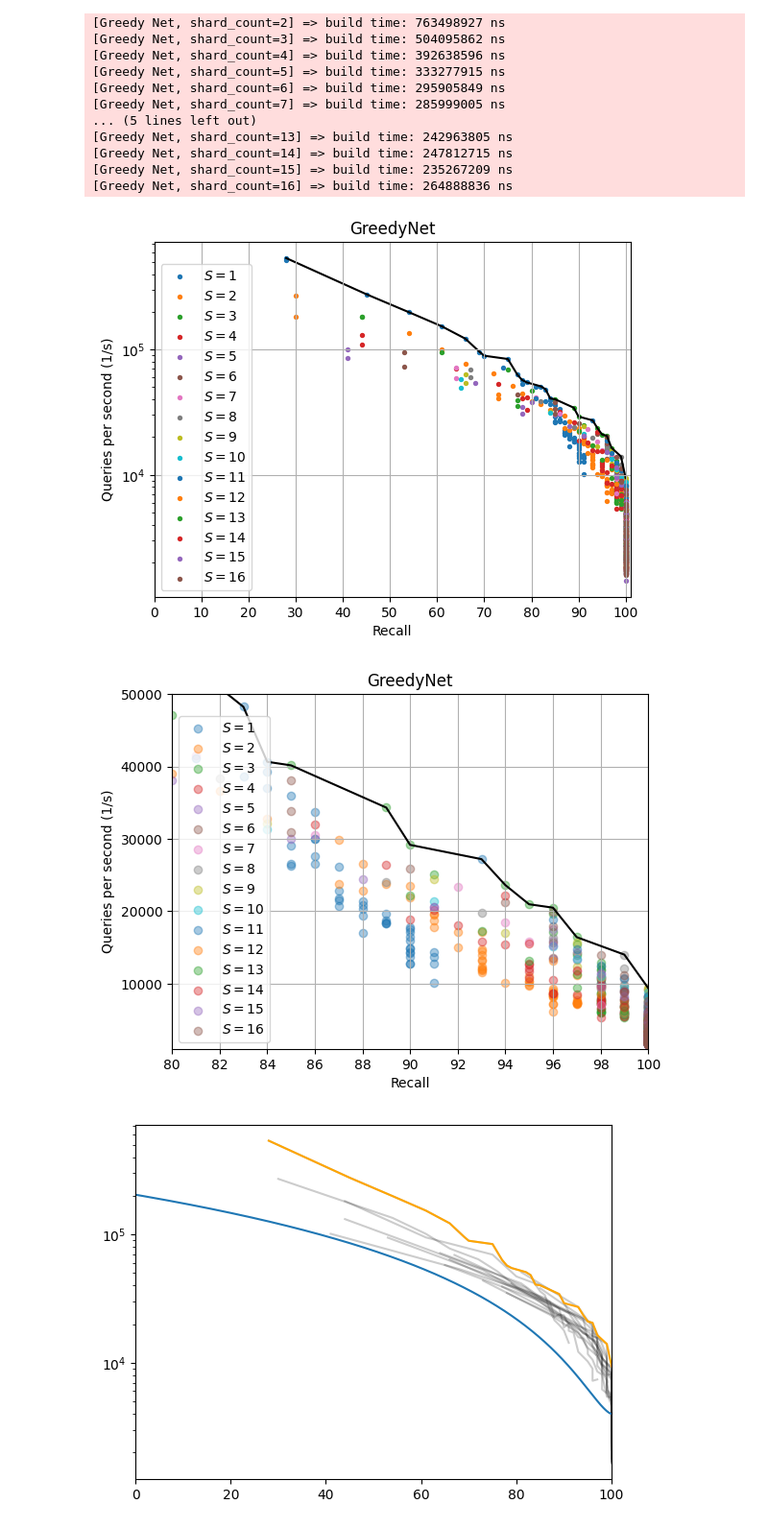
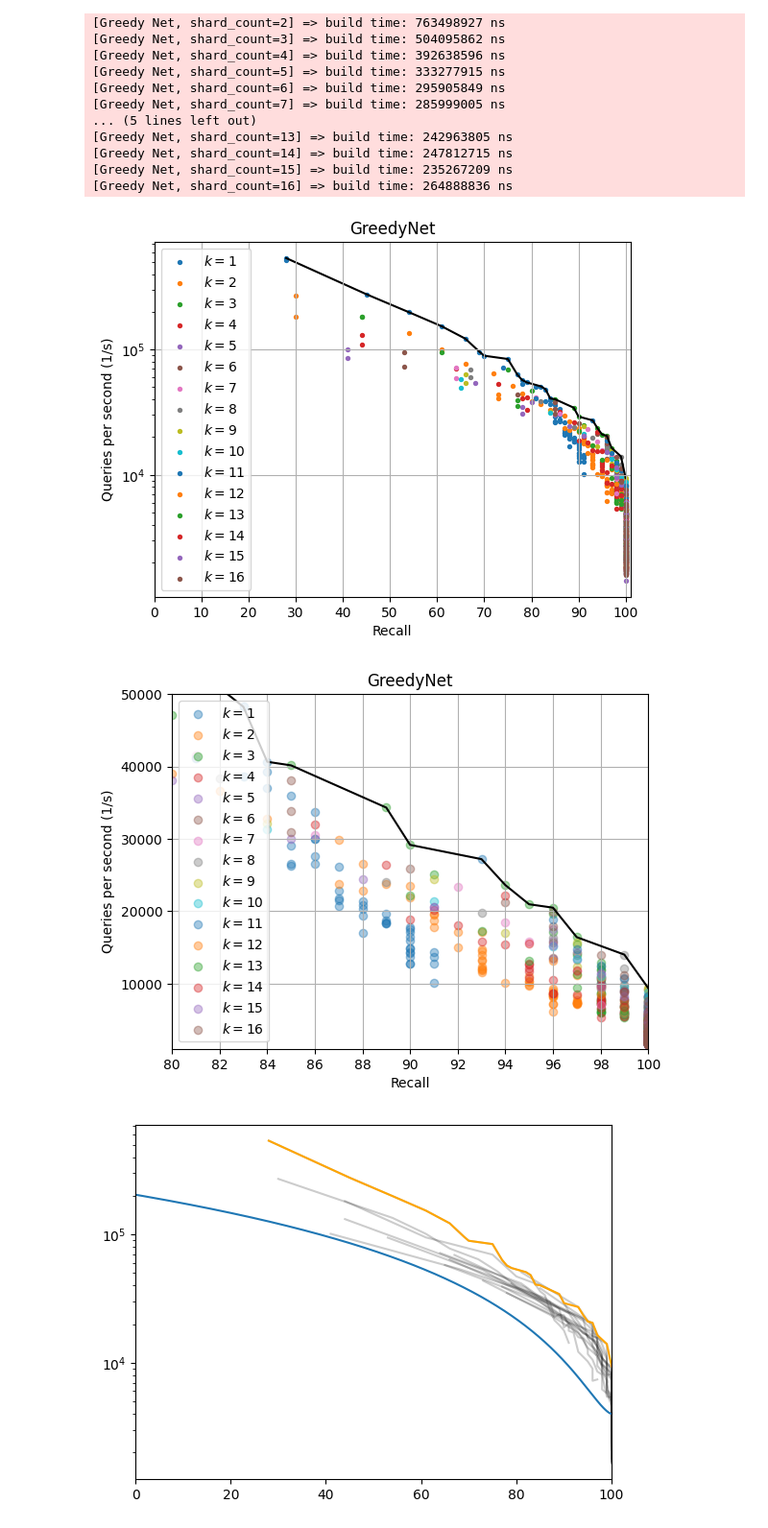
Before and after one commit to babin74/hse-anns, a Jupyter notebook: notebooks/greedy-net-3.ipynb, the cells around one changed output. Shown: that part at 96% size. Drawn from its saved outputs; the diff is of its cells as text; code cells hidden in the pictures.

```diff
--- a/notebooks/greedy-net-3.ipynb
+++ b/notebooks/greedy-net-3.ipynb
@@ -34,7 +34,7 @@ RECALL = data[:,3]
 # plt.scatter(RECALL[SC==6], QPS[SC==6], c='green', alpha=0.2, label="S=6")
 # plt.scatter(RECALL[SC==7], QPS[SC==7], c='purple', alpha=0.2, label="S=7")
 for i in range(1, 17):
-    plt.scatter(RECALL[SC==i], QPS[SC==i], alpha=1, label=f"$S={i}$", s=8)
+    plt.scatter(RECALL[SC==i], QPS[SC==i], alpha=1, label=f"$k={i}$", s=8)
 plt.xlim(0, 101)
 plt.yscale('log')
 
@@ -59,7 +59,7 @@ plt.legend(loc='lower left')
 
 plt.show()
 # %% [output]
-[figure, old version]
+[figure, new version]
 # %%
 n = data.shape[0]
 SC = data[data[:,1] < 2000,0]
@@ -72,35 +72,35 @@ n = SC.shape[0]
 # plt.scatter(RECALL[SC==10], QPS[SC==10], c='green', alpha=0.4, label="S=10")
 # plt.scatter(RECALL[SC==11], QPS[SC==11], c='purple', alpha=0.4, label="S=11")
 for i in range(1, 17):
-    plt.scatter(RECALL[SC==i], QPS[SC==i], alpha=0.4, label=f"$S={i}$")
+    plt.scatter(RECALL[SC==i], QPS[SC==i], alpha=0.4, label=f"$k={i}$")
 plt.xlim(80, 100)
 plt.ylim(10**3, 50000)
 # plt.yscale('log')
 
 best_data = []
 for i in range(n):
     best = True
     for j in range(n):
         if (QPS[j] > QPS[i]) and (RECALL[j] >= RECALL[i]):
             best = False
             break
     if best:
         best_data.append(data[i])
 best_data.sort(key = lambda row: row[3])
 best_data = np.array(best_data)
 plt.plot(best_data[:,3], best_data[:,2], color='black')
 plt.xlabel('Recall')
 plt.ylabel('Queries per second (1/s)')
 plt.title('GreedyNet')
 
 plt.xticks(np.linspace(80, 100, 11))
 
 plt.grid()
 plt.legend()
 
 plt.show()
 # %% [output]
-[figure, old version]
+[figure, new version]
 # %%
 def GetBest(data):
     best_data = []
```
Also changed, not shown: 4 other files.
